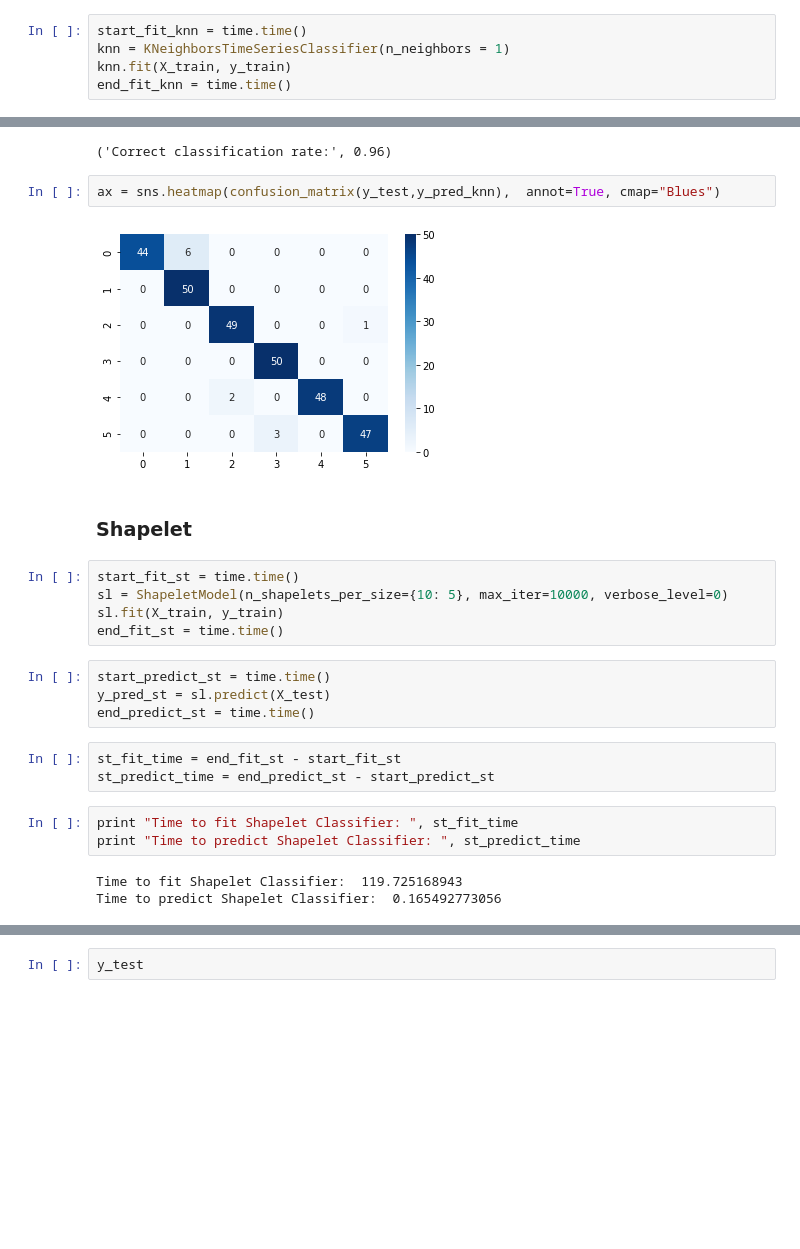
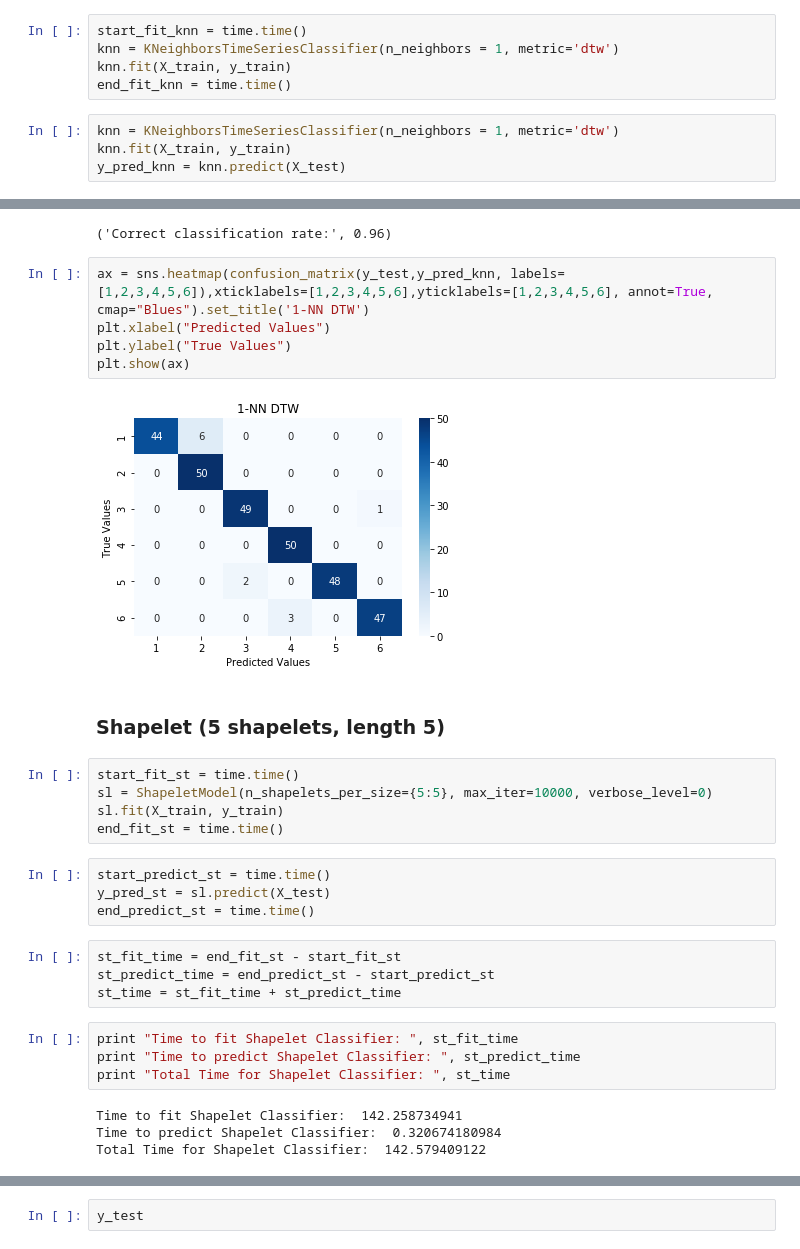
Before and after one commit to giadaconfo/time-series-classification, a Jupyter notebook: tsc_comparison.ipynb, the cells around one changed output, grey strips where cells are left out. Drawn from its saved outputs; the diff is of its cells as text; blank space fills up the shorter version.

```diff
--- a/tsc_comparison.ipynb
+++ b/tsc_comparison.ipynb
@@ -119,8 +170,12 @@ X_test = TimeSeriesScalerMinMax().fit_transform(X_test)
 # %%
 start_fit_knn = time.time()
-knn = KNeighborsTimeSeriesClassifier(n_neighbors = 1)
+knn = KNeighborsTimeSeriesClassifier(n_neighbors = 1, metric='dtw')
 knn.fit(X_train, y_train)
 end_fit_knn = time.time()
+# %%
+knn = KNeighborsTimeSeriesClassifier(n_neighbors = 1, metric='dtw')
+knn.fit(X_train, y_train)
+y_pred_knn = knn.predict(X_test)
 # %%
 start_predict_knn = time.time()
 y_pred_knn = knn.predict(X_test)
@@ -171,15 +229,18 @@ array([1, 1, 1, 1, 1, 1, 1, 1, 1, 1, 1, 1, 1, 1, 1, 1, 1, 1, 1, 1, 1, 1,
 print("Correct classification rate:", knn.score(X_test, y_test))
 # %% [output]
 ('Correct classification rate:', 0.96)
-# %%
-ax = sns.heatmap(confusion_matrix(y_test,y_pred_knn),  annot=True, cmap="Blues")
-# %% [output]
-[figure, removed]
+# %%
+ax = sns.heatmap(confusion_matrix(y_test,y_pred_knn, labels=[1,2,3,4,5,6]),xticklabels=[1,2,3,4,5,6],yticklabels=[1,2,3,4,5,6], annot=True, cmap="Blues").set_title('1-NN DTW')
+plt.xlabel("Predicted Values")
+plt.ylabel("True Values")
+plt.show(ax)
+# %% [output]
+[figure, added]
 # %% [markdown]
-### Shapelet
+### Shapelet (5 shapelets, length 5)
 # %%
 start_fit_st = time.time()
-sl = ShapeletModel(n_shapelets_per_size={10: 5}, max_iter=10000, verbose_level=0)
+sl = ShapeletModel(n_shapelets_per_size={5:5}, max_iter=10000, verbose_level=0)
 sl.fit(X_train, y_train)
 end_fit_st = time.time()
 # %%
@@ -189,12 +250,15 @@ end_predict_st = time.time()
 # %%
 st_fit_time = end_fit_st - start_fit_st
 st_predict_time = end_predict_st - start_predict_st
+st_time = st_fit_time + st_predict_time
 # %%
 print "Time to fit Shapelet Classifier: ", st_fit_time
 print "Time to predict Shapelet Classifier: ", st_predict_time
+print "Total Time for Shapelet Classifier: ", st_time
 # %% [output]
-Time to fit Shapelet Classifier:  119.725168943
-Time to predict Shapelet Classifier:  0.165492773056
+Time to fit Shapelet Classifier:  142.258734941
+Time to predict Shapelet Classifier:  0.320674180984
+Total Time for Shapelet Classifier:  142.579409122
 # %%
 y_pred_st
 # %% [output]
```
Also changed, not shown: parts of 36 cells of this notebook.
